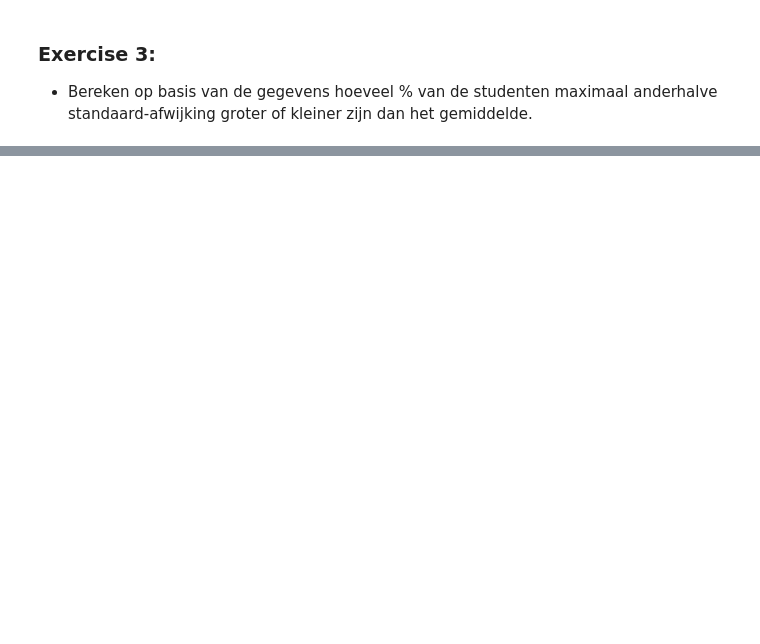
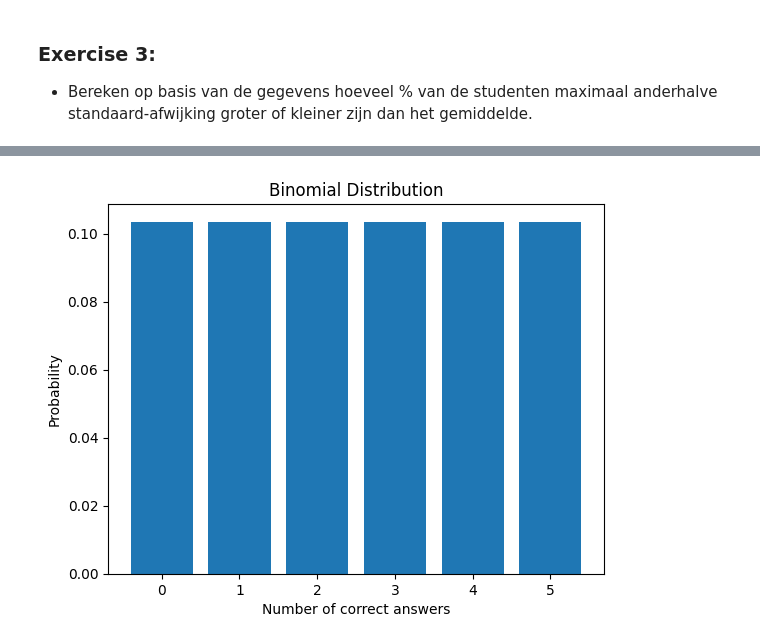
Before and after one commit to EliasDeHondt/DataScience2, a Jupyter notebook: W14P3/Exercises probability distributions.ipynb, the cells around one changed output, grey strips where cells are left out. Cells and saved outputs as stored; diff of their text form; code cells hidden in the pictures; blank space fills up the shorter version.

```diff
--- a/W14P3/Exercises probability distributions.ipynb
+++ b/W14P3/Exercises probability distributions.ipynb
@@ -173,0 +286,20 @@ array(['16-20 uren', '<= 10 uren', '21-25 uren', '36-40 uren',
+# %%
+# De binomiale verdeling
+from scipy.stats import binom
+x = range (0,6)
+
+
+# P(x>=3) = P(x=3) + P(x=4) + P(x=5) = 1 - P(x<=2)
+
+# binom.pmf(3,5,1/4) + binom.pmf(4,5,1/4) + binom.pmf(5,5,1/4)
+# 1 - (binom.pmf(0,5,1/4) + binom.pmf(1,5,1/4) + binom.pmf(2,5,1/4))
+binomiale = 1 - binom.cdf(2,5,1/4)
+
+# Laat zien in een grafiek in engels So what are the chances of passing this exam?
+plt.bar(x, binomiale)
+plt.xlabel('Number of correct answers')
+plt.ylabel('Probability')
+plt.title('Binomial Distribution')
+plt.show()
+# %% [output]
+[figure, added]
```
Also changed, not shown: parts of 15 cells of this notebook.
